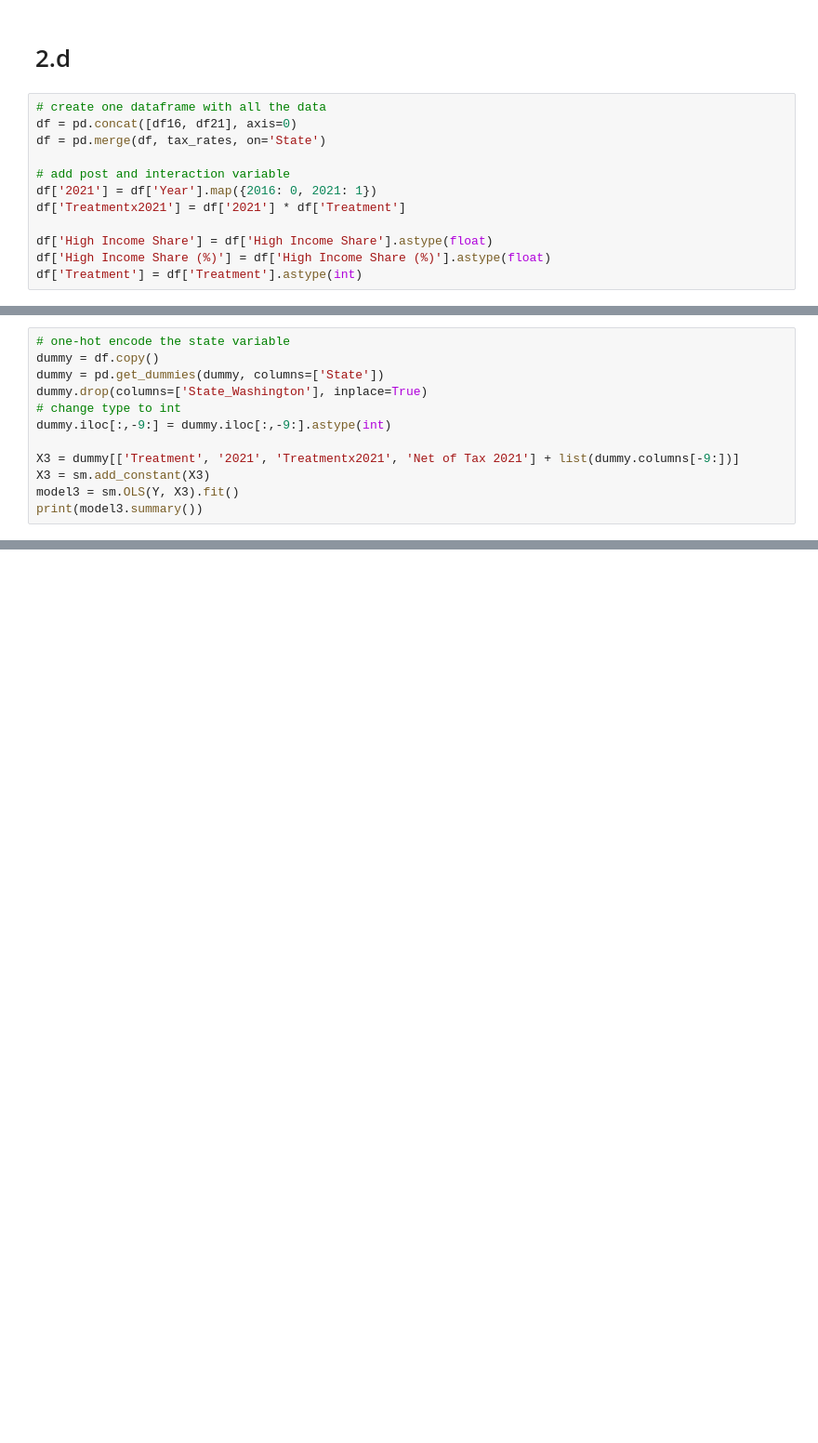
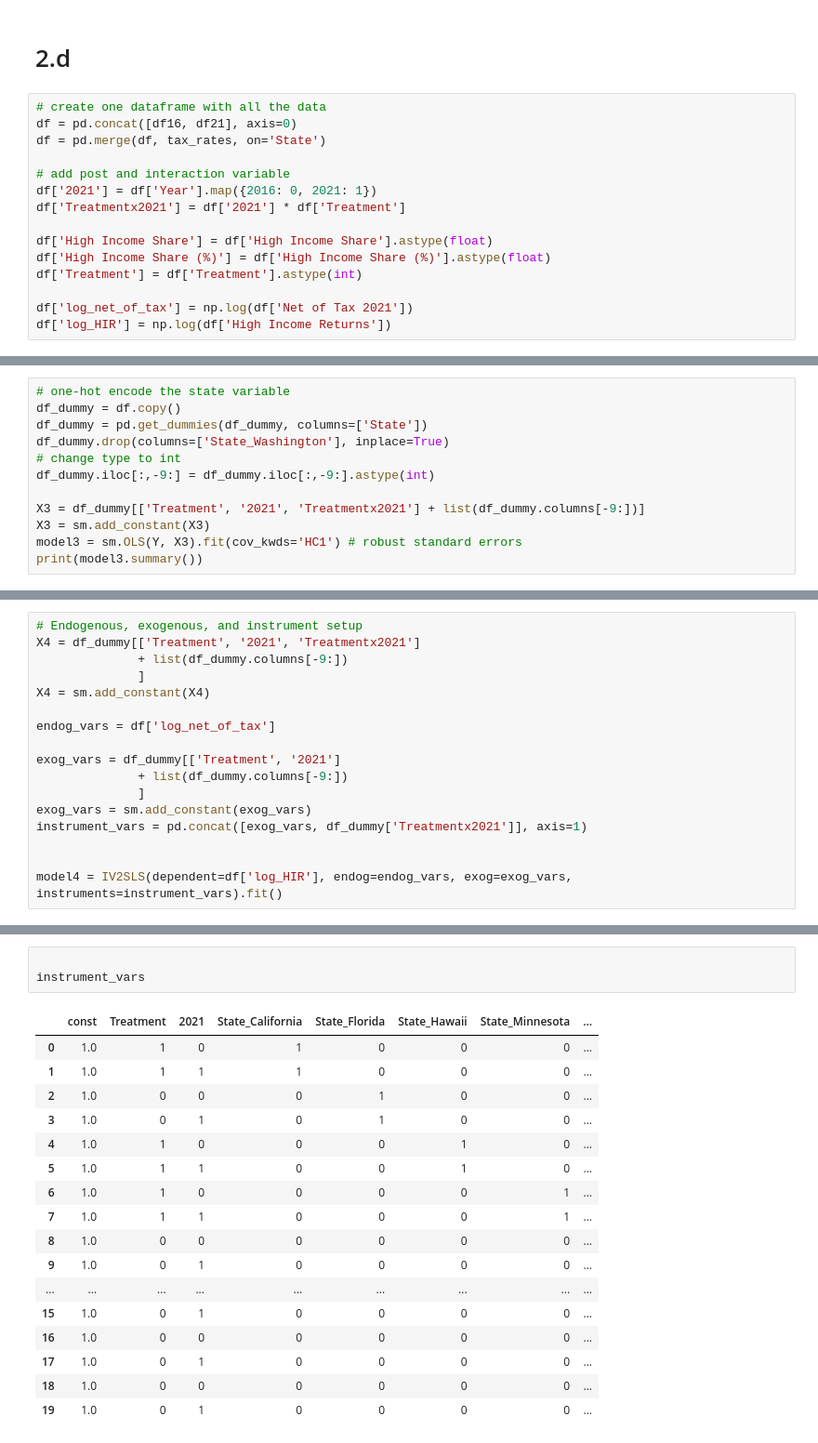
Before and after one commit to johanoelgaard/ECON230B, a Jupyter notebook: Assignment 2/assingment_II.ipynb, the cells around one changed output, grey strips where cells are left out. Shown at 93% size. Cells and saved outputs as stored; diff of their text form; blank space fills up the shorter version.

```diff
--- a/Assignment 2/assingment_II.ipynb
+++ b/Assignment 2/assingment_II.ipynb
@@ -132,4 +133,7 @@ df['Treatmentx2021'] = df['2021'] * df['Treatment']
 df['High Income Share'] = df['High Income Share'].astype(float)
 df['High Income Share (%)'] = df['High Income Share (%)'].astype(float)
 df['Treatment'] = df['Treatment'].astype(int)
+
+df['log_net_of_tax'] = np.log(df['Net of Tax 2021'])
+df['log_HIR'] = np.log(df['High Income Returns'])
 # %%
@@ -181,14 +185,14 @@ Notes:
 [1] Standard Errors assume that the covariance matrix of the errors is correctly specified.
 # %%
 # one-hot encode the state variable
-dummy = df.copy()
-dummy = pd.get_dummies(dummy, columns=['State'])
-dummy.drop(columns=['State_Washington'], inplace=True)
+df_dummy = df.copy()
+df_dummy = pd.get_dummies(df_dummy, columns=['State'])
+df_dummy.drop(columns=['State_Washington'], inplace=True)
 # change type to int
-dummy.iloc[:,-9:] = dummy.iloc[:,-9:].astype(int)
+df_dummy.iloc[:,-9:] = df_dummy.iloc[:,-9:].astype(int)
 
-X3 = dummy[['Treatment', '2021', 'Treatmentx2021', 'Net of Tax 2021'] + list(dummy.columns[-9:])]
+X3 = df_dummy[['Treatment', '2021', 'Treatmentx2021'] + list(df_dummy.columns[-9:])]
 X3 = sm.add_constant(X3)
-model3 = sm.OLS(Y, X3).fit()
+model3 = sm.OLS(Y, X3).fit(cov_kwds='HC1') # robust standard errors
 print(model3.summary())
 # %% [output]
@@ -211 +215,18 @@ Notes:
 strong multicollinearity problems or that the design matrix is singular.
+# %%
+# Endogenous, exogenous, and instrument setup
+X4 = df_dummy[['Treatment', '2021', 'Treatmentx2021']
+              + list(df_dummy.columns[-9:])
+              ]
+X4 = sm.add_constant(X4)
+
+endog_vars = df['log_net_of_tax']
+
+exog_vars = df_dummy[['Treatment', '2021']
+              + list(df_dummy.columns[-9:])
+              ]
+exog_vars = sm.add_constant(exog_vars)
+instrument_vars = pd.concat([exog_vars, df_dummy['Treatmentx2021']], axis=1)
+
+
+model4 = IV2SLS(dependent=df['log_HIR'], endog=endog_vars, exog=exog_vars, instruments=instrument_vars).fit()
@@ -211,0 +238,21 @@ strong multicollinearity problems or that the design matrix is singular.
+# %%
+
+instrument_vars
+# %% [output]
+|  | const | Treatment | 2021 | State_California | State_Florida | State_Hawaii | State_Minnesota | ... |
+| 0 | 1.0 | 1 | 0 | 1 | 0 | 0 | 0 | ... |
+| 1 | 1.0 | 1 | 1 | 1 | 0 | 0 | 0 | ... |
+| 2 | 1.0 | 0 | 0 | 0 | 1 | 0 | 0 | ... |
+| 3 | 1.0 | 0 | 1 | 0 | 1 | 0 | 0 | ... |
+| 4 | 1.0 | 1 | 0 | 0 | 0 | 1 | 0 | ... |
+| 5 | 1.0 | 1 | 1 | 0 | 0 | 1 | 0 | ... |
+| 6 | 1.0 | 1 | 0 | 0 | 0 | 0 | 1 | ... |
+| 7 | 1.0 | 1 | 1 | 0 | 0 | 0 | 1 | ... |
+| 8 | 1.0 | 0 | 0 | 0 | 0 | 0 | 0 | ... |
+| 9 | 1.0 | 0 | 1 | 0 | 0 | 0 | 0 | ... |
+| ... | ... | ... | ... | ... | ... | ... | ... | ... |
+| 15 | 1.0 | 0 | 1 | 0 | 0 | 0 | 0 | ... |
+| 16 | 1.0 | 0 | 0 | 0 | 0 | 0 | 0 | ... |
+| 17 | 1.0 | 0 | 1 | 0 | 0 | 0 | 0 | ... |
+| 18 | 1.0 | 0 | 0 | 0 | 0 | 0 | 0 | ... |
+| 19 | 1.0 | 0 | 1 | 0 | 0 | 0 | 0 | ... |
```
Also changed, not shown: parts of 13 cells of this notebook, 2 other files.
